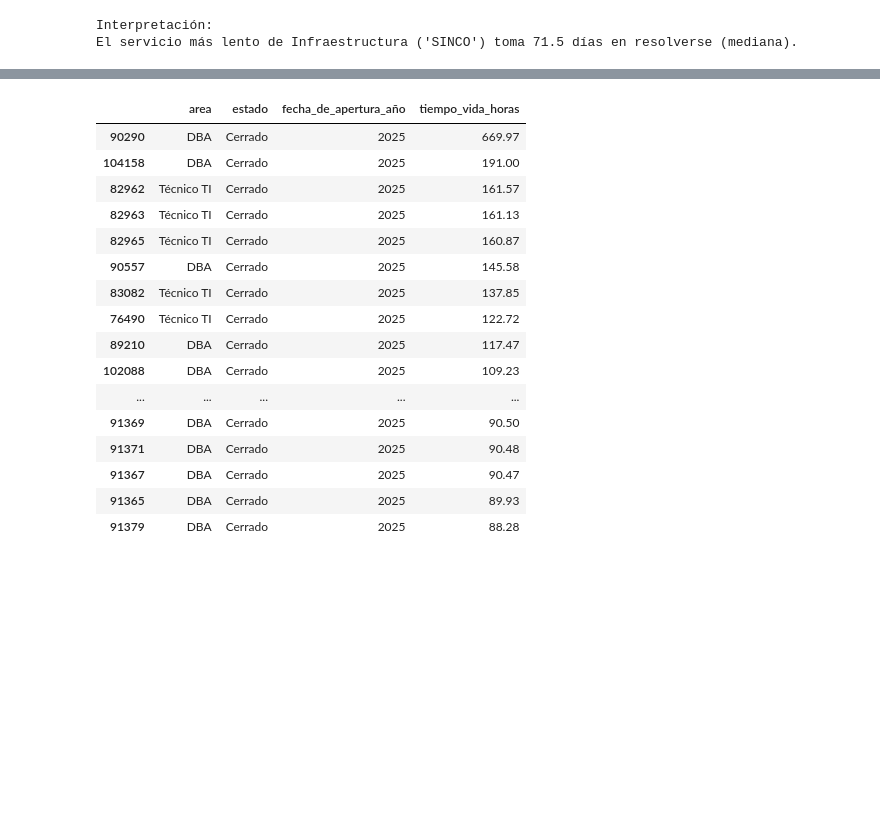
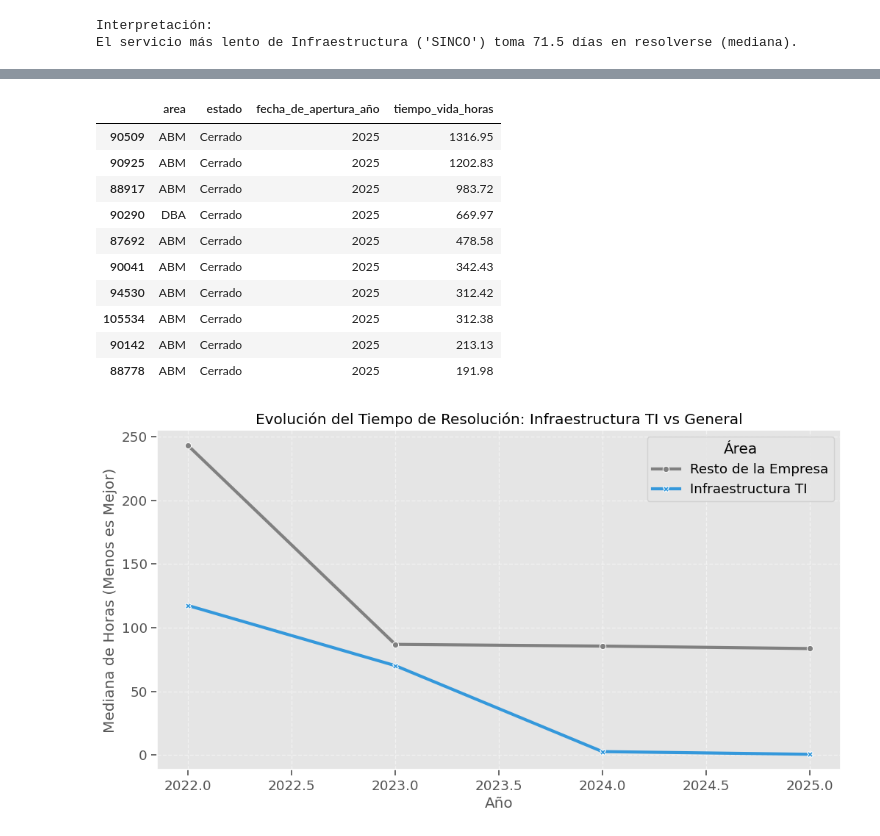
Before and after one commit to NicoFuentese/historical-analysis-management-tickets, a Jupyter notebook: notebooks/3.1-EDA_Infraestructura-TI.ipynb, the cells around one changed output, grey strips where cells are left out. Cells and saved outputs as stored; diff of their text form; code cells hidden in the pictures; blank space fills up the shorter version.

```diff
--- a/notebooks/3.1-EDA_Infraestructura-TI.ipynb
+++ b/notebooks/3.1-EDA_Infraestructura-TI.ipynb
@@ -38,12 +38,22 @@ Columnas disponibles: ['Unnamed: 0', 'id', 'titulo', 'estado', 'ultima_modificac
 # %%
 #areas infra TI
 areas_infra = ["DBA", "Ingenieros TI", "Técnico TI"]
+
+#ingenieros del area
+ingenieros = ["Orieta Catalan Ossandon (9)",
+              "Cesar Milko Lazo Valencia (8)",
+              "Gonzalo Alejandro Tobar Ramirez (17)",
+              "Cesar Milko Lazo Valencia (8) <br>Orieta Catalan Ossandon (9)",
+              "Cesar Milko Lazo Valencia (8) <br>Gonzalo Alejandro Tobar Ramirez (17)",
+              "Jean Franco Andre Miranda Astudillo (14)",
+              ""]
 
 #filtro de llamadas o cosas de prueba (ruido)
 servicio_prueba = ["Llamado de Prueba", "Llamado Cortado / Liberado", "Consulta Ticket"]
 
 #flag de si es infra o no
-df_all['es_infraestructura'] = df_all['area'].isin(areas_infra)
+df_all['es_infraestructura'] = ((df_all['area'].isin(areas_infra)) |
+                                (df_all["asignado_a__tecnico"].isin(ingenieros) & (df_all['area'] == "Sin Categoria")))
 
 #df infra
 df_infra = df_all[df_all['es_infraestructura']].copy()
@@ -59,7 +69,7 @@ print(f"Registros restantes: {len(df_infra)}")
 print()
 
 #tickets totales de infra TI por año
-#prueba = df_infra[df_infra["fecha_de_apertura_año"].between(2022,2025)]
+prueba = df_infra[df_infra["fecha_de_apertura_año"].between(2022,2025)]
 print(prueba.groupby("fecha_de_apertura_año")["id"].count())
 # %% [output]
 Total Tickets: 111619
@@ -297,23 +293,36 @@ memory usage: 8.9 MB
 # %%
 #analisis trabajo manual DBA Scripts
 tk_gt = df_infra[df_infra["asignado_a__tecnico"] == "Gonzalo Alejandro Tobar Ramirez (17)"].sort_values("tiempo_vida_horas", ascending=False)
 gt2025 = tk_gt[tk_gt["fecha_de_apertura_año"] == 2025]
-gt2025[["area","estado","fecha_de_apertura_año","tiempo_vida_horas"]].head(20)
+gt2025[["area","estado","fecha_de_apertura_año","tiempo_vida_horas"]].head(10)
 # %% [output]
 |  | area | estado | fecha_de_apertura_año | tiempo_vida_horas |
+| 90509 | ABM | Cerrado | 2025 | 1316.95 |
+| 90925 | ABM | Cerrado | 2025 | 1202.83 |
+| 88917 | ABM | Cerrado | 2025 | 983.72 |
 | 90290 | DBA | Cerrado | 2025 | 669.97 |
-| 104158 | DBA | Cerrado | 2025 | 191.00 |
-| 82962 | Técnico TI | Cerrado | 2025 | 161.57 |
-| 82963 | Técnico TI | Cerrado | 2025 | 161.13 |
-| 82965 | Técnico TI | Cerrado | 2025 | 160.87 |
-| 90557 | DBA | Cerrado | 2025 | 145.58 |
-| 83082 | Técnico TI | Cerrado | 2025 | 137.85 |
-| 76490 | Técnico TI | Cerrado | 2025 | 122.72 |
-| 89210 | DBA | Cerrado | 2025 | 117.47 |
-| 102088 | DBA | Cerrado | 2025 | 109.23 |
-| ... | ... | ... | ... | ... |
-| 91369 | DBA | Cerrado | 2025 | 90.50 |
-| 91371 | DBA | Cerrado | 2025 | 90.48 |
-| 91367 | DBA | Cerrado | 2025 | 90.47 |
-| 91365 | DBA | Cerrado | 2025 | 89.93 |
-| 91379 | DBA | Cerrado | 2025 | 88.28 |
+| 87692 | ABM | Cerrado | 2025 | 478.58 |
+| 90041 | ABM | Cerrado | 2025 | 342.43 |
+| 94530 | ABM | Cerrado | 2025 | 312.42 |
+| 105534 | ABM | Cerrado | 2025 | 312.38 |
+| 90142 | ABM | Cerrado | 2025 | 213.13 |
+| 88778 | ABM | Cerrado | 2025 | 191.98 |
+# %%
+#analisis historico de tickets en infra TI
+df_evolucion = df_all[df_all["fecha_de_apertura_año"].between(2022, 2025)].copy()
+
+trend_general = df_evolucion.groupby(['fecha_de_apertura_año', 'es_infraestructura'])['tiempo_vida_horas'].median().unstack()
+trend_general.columns = ['Resto de la Empresa', 'Infraestructura TI']
+
+plt.figure(figsize=(12, 6))
+# Lineplot
+sns.lineplot(data=trend_general, markers=True, dashes=False, linewidth=3, palette=['gray', '#3498db'])
+
+plt.title('Evolución del Tiempo de Resolución: Infraestructura TI vs General')
+plt.ylabel('Mediana de Horas (Menos es Mejor)')
+plt.xlabel('Año')
+plt.grid(True, linestyle='--', alpha=0.5)
+plt.legend(title='Área')
+plt.show()
+# %% [output]
+[figure, added]
```
Also changed, not shown: parts of 11 cells of this notebook.
